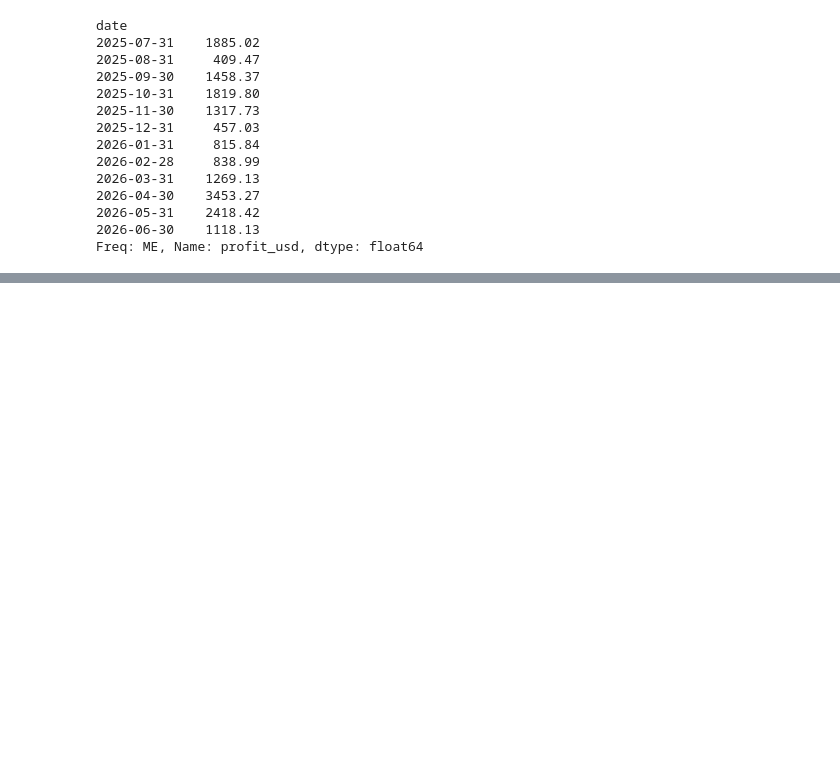
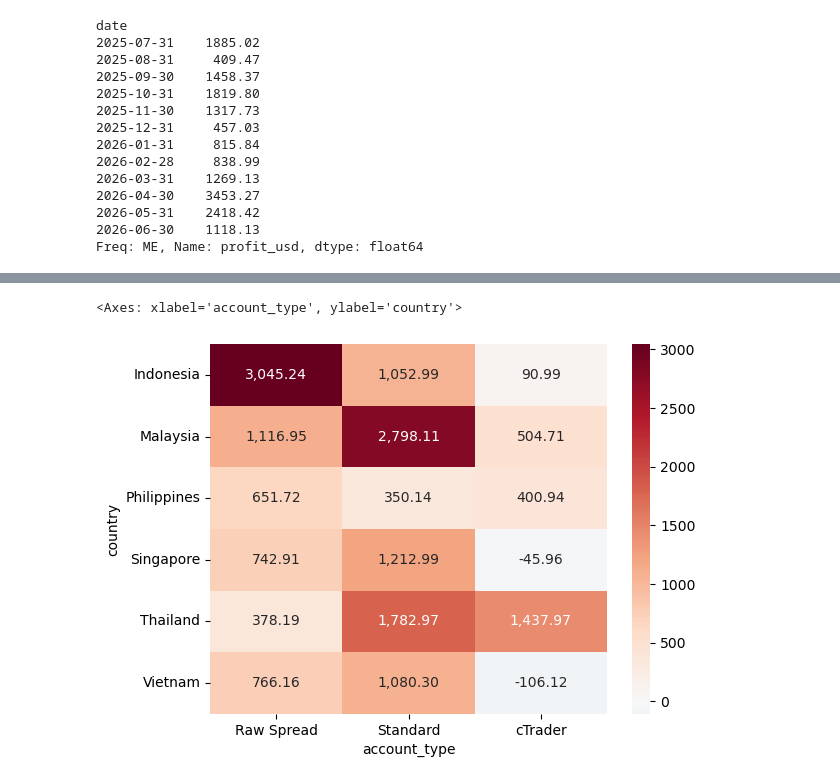
Before and after one commit to popupwhatup/fx-desk-analytics, a Jupyter notebook: analysis.ipynb, the cells around one changed output, grey strips where cells are left out. Saved outputs shown, nothing was run; the diff lists cells and outputs as text; code cells hidden in the pictures; blank space fills up the shorter version.

```diff
--- a/analysis.ipynb
+++ b/analysis.ipynb
@@ -354,0 +380,5 @@ Freq: ME, Name: profit_usd, dtype: float64
+# %%
+import seaborn as sns
+
+df33 = df.pivot_table(index="country", columns="account_type", values="profit_usd", aggfunc="sum")
+print(df33)
@@ -354,0 +394,5 @@ Freq: ME, Name: profit_usd, dtype: float64
+# %%
+sns.heatmap(df33, annot=True, fmt=",.02f", cmap="RdBu_r", center=0)
+# %% [output]
+<Axes: xlabel='account_type', ylabel='country'>
+[figure, added]
```
Also changed, not shown: parts of 9 cells of this notebook.
